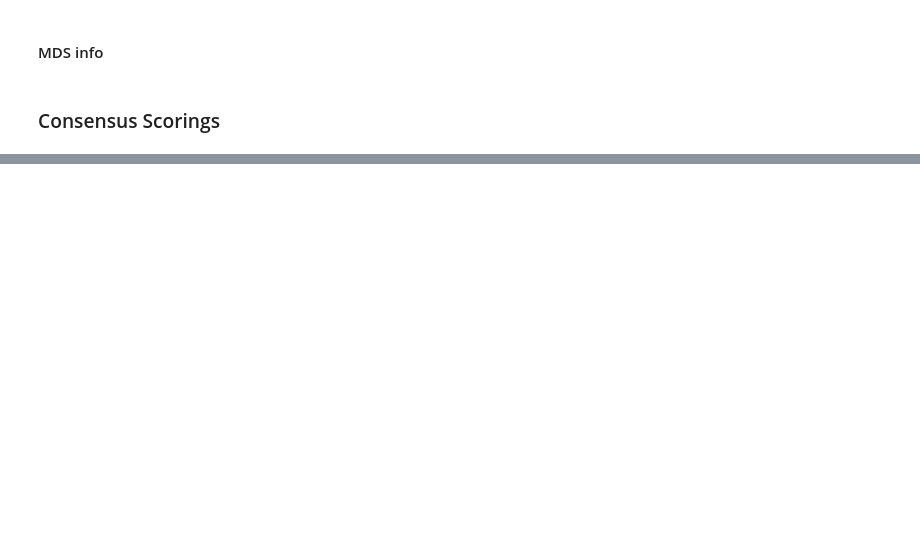
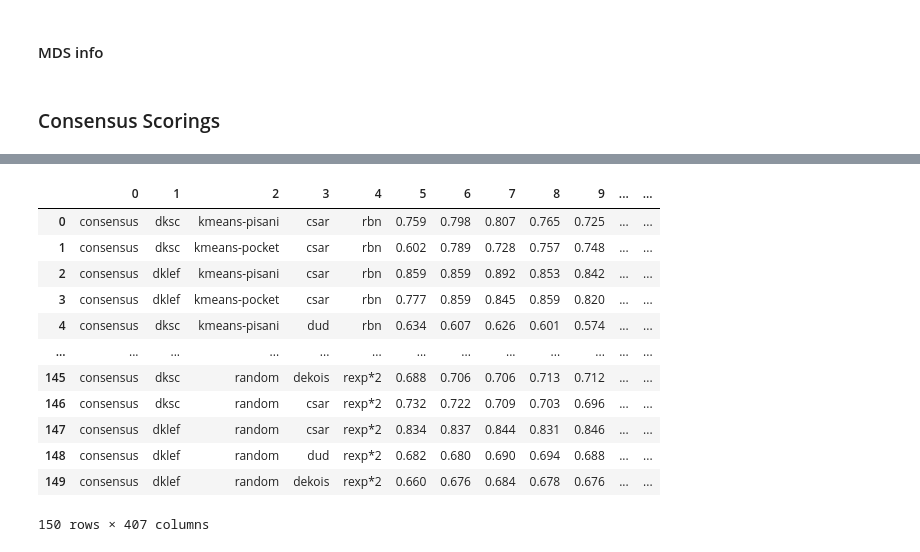
Before and after one commit to jRicciL/CDK2_notebooks, a Jupyter notebook: 6_Machine_Learning_Models/preprocessing_data_for_dash_app.ipynb, the cells around one changed output, grey strips where cells are left out. Cells and saved outputs as stored; diff of their text form; code cells hidden in the pictures; blank space fills up the shorter version.

Commit message:
Finished with preprocessing data for the shiny app

```diff
--- a/6_Machine_Learning_Models/preprocessing_data_for_dash_app.ipynb
+++ b/6_Machine_Learning_Models/preprocessing_data_for_dash_app.ipynb
@@ -90,3 +90,10 @@ path_ = '../data/ml_evaluations/consensus_scoring/'
 
 # Each final csv goint to have the
 # consensus values, and databases
+# %%
+path_ = '../data/ml_evaluations/'
+file = path_ + 'DUD_CSAR_LogRg_random_Dksc.obj'
+with open(file, 'rb') as f:
+            dict_auc = pickle.load(f)
+
+dict_auc['DUD'].mean(axis = 0)
@@ -92,0 +113,7 @@ path_ = '../data/ml_evaluations/consensus_scoring/'
+# %%
+path_ = '../data/ml_evaluations/consensus_scoring/'
+file = path_ + 'CSAR_DUD_DEKOIS_random_Cons_Rbn.obj'
+with open(file, 'rb') as f:
+            dict_auc = pickle.load(f)
+
+dict_auc.keys()
@@ -93,7 +122,7 @@ path_ = '../data/ml_evaluations/consensus_scoring/'
 # %%
 path_ = '../data/ml_evaluations/consensus_scoring/'
 
-methods = ('kmeans', 'rfe', 'correlated')
+methods = ('kmeans', 'rfe', 'correlated', 'random')
 cons_list_names = ['Rbn', 'Rbs', 'Rbr', 'Rbv_*2', 'Rexp*2']
 inner_keys = ['pisani', 'pocket']
 
@@ -102,6 +131,7 @@ final_list = []
 for method in methods:
     for cons in cons_list_names:
         file = glob(F'{path_}*{method}*{cons}*')[0]
+        print(file)
 
         with open(file, 'rb') as f:
             dict_auc = pickle.load(f)
@@ -115,6 +145,15 @@ for method in methods:
                 elif method == 'rfe':
                     _in_key = ''
                     list_values = dict_auc[key]['rfe'].tolist()
+                elif method == 'correlated':
+                    _in_key = ''
+                    list_values = dict_auc[key]['correlated'].tolist()
+                elif method == 'random':
+                    _in_key = ''
+                    if '_Rdm_' in key:
+                        break
+                    list_values = dict_auc[key].mean(axis = 0).tolist()
+                print(key)
                 names = key.split('_')
                 # Get the databaseName
                 db = names[0]
@@ -127,10 +166,11 @@ for method in methods:
                 list_values.insert(0, db.lower())
                 list_values.insert(0, (method + _in_key).lower())
                 list_values.insert(0, score.lower())
+                list_values.insert(0, 'consensus') # Empty for Consensus
                 final_list.append( list_values )
                 if method == 'kmeans': continue
                 else: break
 # Save the file
-file_name = './kmeans_cosensus_scorings.csv'
+file_name = './cosensus_scorings.csv'
 df_ = pd.DataFrame(final_list).round(3)
 df_.to_csv(file_name)
@@ -137,3 +195,19 @@ df_.to_csv(file_name)
+# %%
+df_
+# %% [output]
+|  | 0 | 1 | 2 | 3 | 4 | 5 | 6 | 7 | 8 | 9 | ... | ... |
+| 0 | consensus | dksc | kmeans-pisani | csar | rbn | 0.759 | 0.798 | 0.807 | 0.765 | 0.725 | ... | ... |
+| 1 | consensus | dksc | kmeans-pocket | csar | rbn | 0.602 | 0.789 | 0.728 | 0.757 | 0.748 | ... | ... |
+| 2 | consensus | dklef | kmeans-pisani | csar | rbn | 0.859 | 0.859 | 0.892 | 0.853 | 0.842 | ... | ... |
+| 3 | consensus | dklef | kmeans-pocket | csar | rbn | 0.777 | 0.859 | 0.845 | 0.859 | 0.820 | ... | ... |
+| 4 | consensus | dksc | kmeans-pisani | dud | rbn | 0.634 | 0.607 | 0.626 | 0.601 | 0.574 | ... | ... |
+| ... | ... | ... | ... | ... | ... | ... | ... | ... | ... | ... | ... | ... |
+| 145 | consensus | dksc | random | dekois | rexp*2 | 0.688 | 0.706 | 0.706 | 0.713 | 0.712 | ... | ... |
+| 146 | consensus | dksc | random | csar | rexp*2 | 0.732 | 0.722 | 0.709 | 0.703 | 0.696 | ... | ... |
+| 147 | consensus | dklef | random | csar | rexp*2 | 0.834 | 0.837 | 0.844 | 0.831 | 0.846 | ... | ... |
+| 148 | consensus | dklef | random | dud | rexp*2 | 0.682 | 0.680 | 0.690 | 0.694 | 0.688 | ... | ... |
+| 149 | consensus | dklef | random | dekois | rexp*2 | 0.660 | 0.676 | 0.684 | 0.678 | 0.676 | ... | ... |
+150 rows × 407 columns
 # %%
 path_ = '../data/ml_evaluations'
 
```
Also changed, not shown: parts of 6 cells of this notebook, 1 other file.
